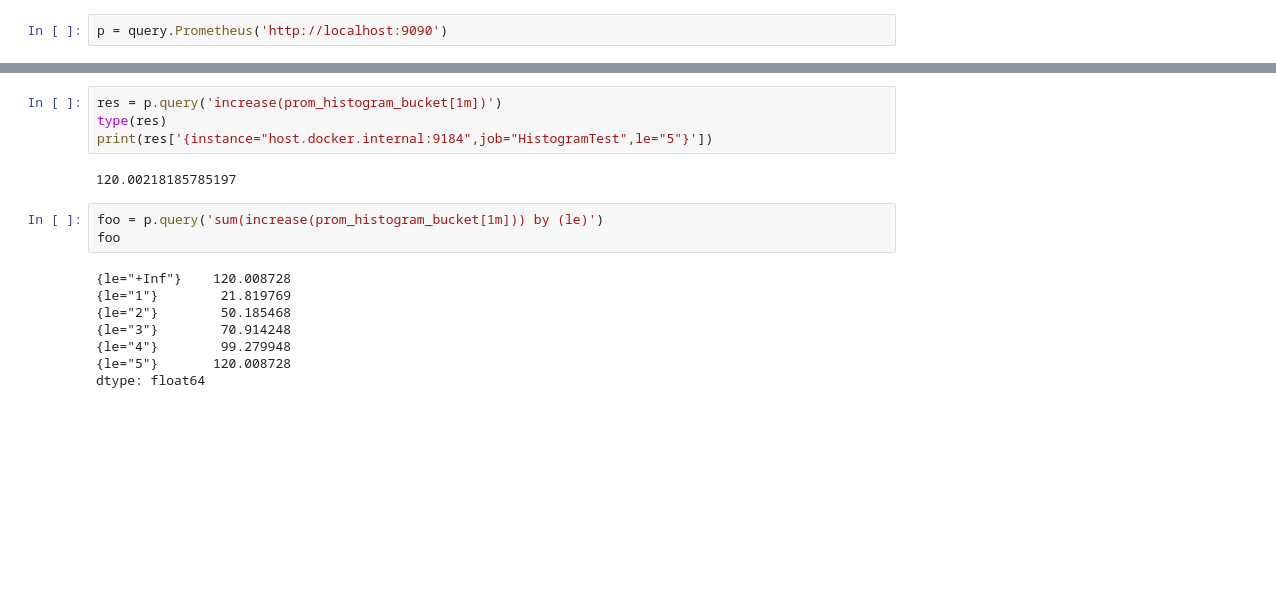
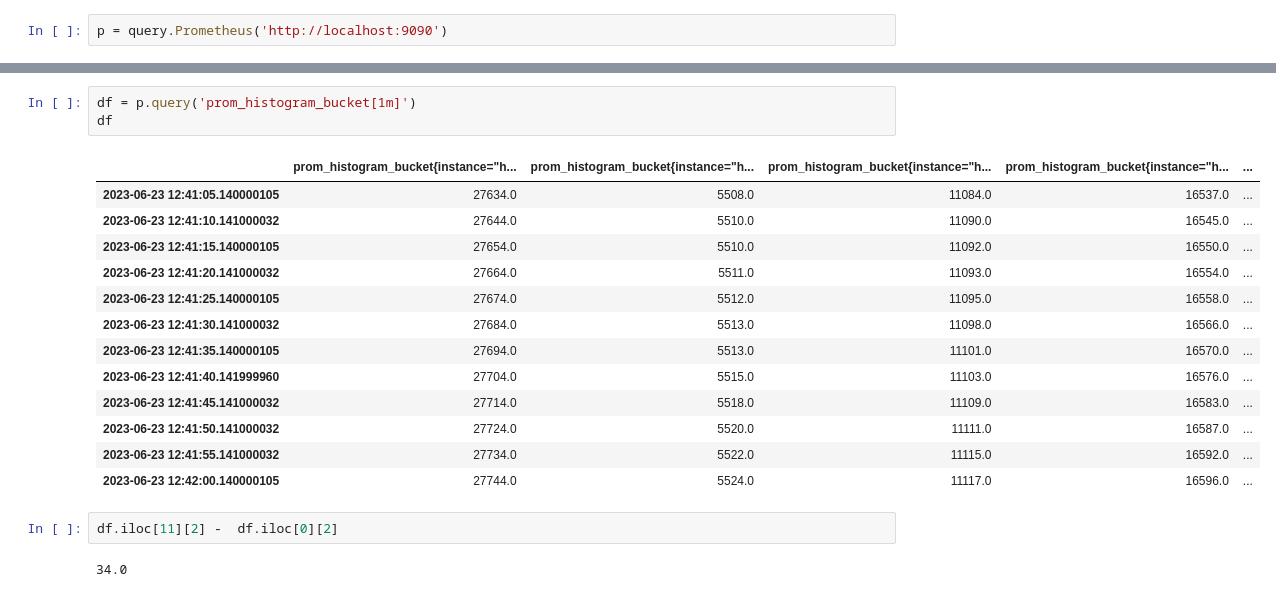
Before and after one commit to carsten-j/statisticsForDevs, a Jupyter notebook: notebooks/prometheus-histogram.ipynb, the cells around one changed output, grey strips where cells are left out. Cells and saved outputs as stored; diff of their text form; blank space fills up the shorter version.

```diff
--- a/notebooks/prometheus-histogram.ipynb
+++ b/notebooks/prometheus-histogram.ipynb
@@ -20,18 +20,22 @@ prom_histogram_bucket{instance="host.docker.internal:9184",job="HistogramTest",l
 dtype: float64
-# %%
-res = p.query('increase(prom_histogram_bucket[1m])')
-type(res)
-print(res['{instance="host.docker.internal:9184",job="HistogramTest",le="5"}'])
-# %% [output]
-120.00218185785197
-# %%
-foo = p.query('sum(increase(prom_histogram_bucket[1m])) by (le)')
-foo
-# %% [output]
-{le="+Inf"}    120.008728
-{le="1"}        21.819769
-{le="2"}        50.185468
-{le="3"}        70.914248
-{le="4"}        99.279948
-{le="5"}       120.008728
-dtype: float64
+# %%
+df = p.query('prom_histogram_bucket[1m]')
+df
+# %% [output]
+|  | prom_histogram_bucket{instance="h... | prom_histogram_bucket{instance="h... | prom_histogram_bucket{instance="h... | prom_histogram_bucket{instance="h... | ... |
+| 2023-06-23 12:41:05.140000105 | 27634.0 | 5508.0 | 11084.0 | 16537.0 | ... |
+| 2023-06-23 12:41:10.141000032 | 27644.0 | 5510.0 | 11090.0 | 16545.0 | ... |
+| 2023-06-23 12:41:15.140000105 | 27654.0 | 5510.0 | 11092.0 | 16550.0 | ... |
+| 2023-06-23 12:41:20.141000032 | 27664.0 | 5511.0 | 11093.0 | 16554.0 | ... |
+| 2023-06-23 12:41:25.140000105 | 27674.0 | 5512.0 | 11095.0 | 16558.0 | ... |
+| 2023-06-23 12:41:30.141000032 | 27684.0 | 5513.0 | 11098.0 | 16566.0 | ... |
+| 2023-06-23 12:41:35.140000105 | 27694.0 | 5513.0 | 11101.0 | 16570.0 | ... |
+| 2023-06-23 12:41:40.141999960 | 27704.0 | 5515.0 | 11103.0 | 16576.0 | ... |
+| 2023-06-23 12:41:45.141000032 | 27714.0 | 5518.0 | 11109.0 | 16583.0 | ... |
+| 2023-06-23 12:41:50.141000032 | 27724.0 | 5520.0 | 11111.0 | 16587.0 | ... |
+| 2023-06-23 12:41:55.141000032 | 27734.0 | 5522.0 | 11115.0 | 16592.0 | ... |
+| 2023-06-23 12:42:00.140000105 | 27744.0 | 5524.0 | 11117.0 | 16596.0 | ... |
+# %%
+df.iloc[11][2] -  df.iloc[0][2]
+# %% [output]
+34.0
```
Also changed, not shown: parts of 20 cells of this notebook, 3 other files.
